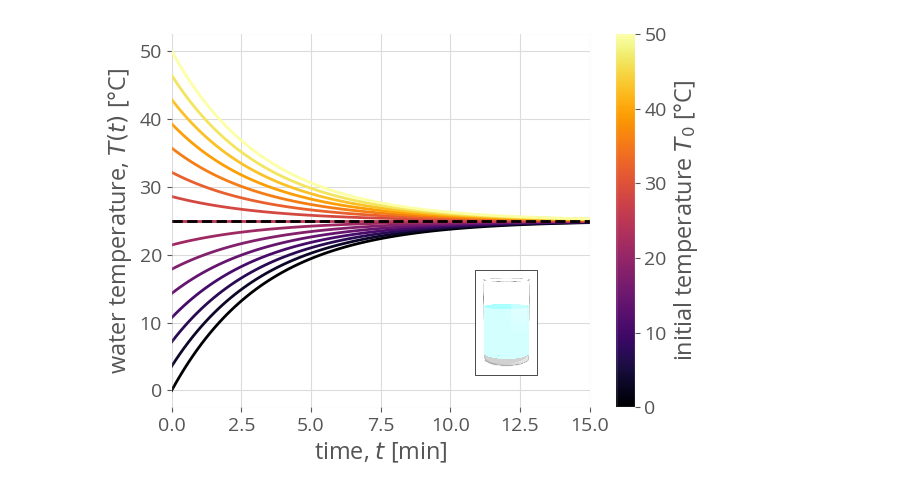
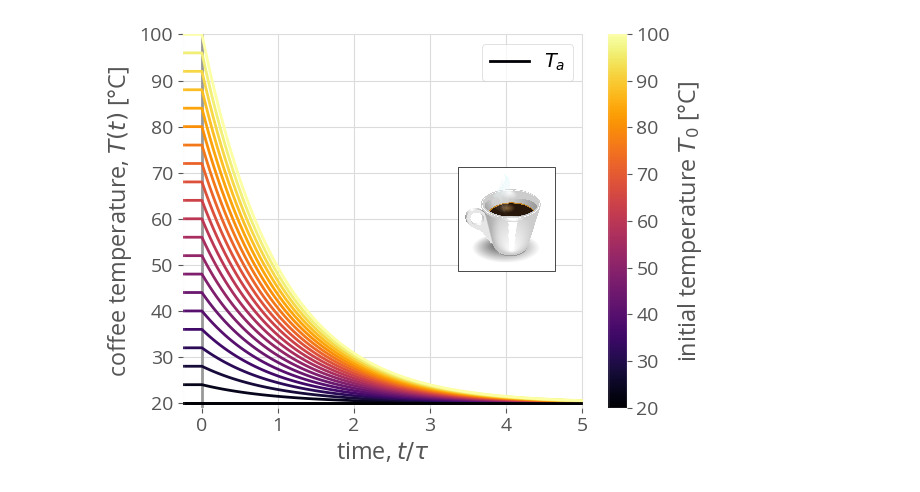
Before and after one commit to SimonEnsemble/nonlinear_sensing, a Jupyter notebook: one_d_sensing/glass_of_water.ipynb, the cells around one changed output. Drawn from its saved outputs; the diff is of its cells as text; code cells hidden in the pictures.

Commit message:
change to coffee

```diff
--- a/one_d_sensing/glass_of_water.ipynb
+++ b/one_d_sensing/glass_of_water.ipynb
@@ -1,6 +1,11 @@
 # %%
-using Controlz, DifferentialEquations
+using Controlz, DifferentialEquations, PyPlot
 
 PyPlot.matplotlib.font_manager.fontManager.addfont("OpenSans-Regular.ttf")
 # PyPlot.matplotlib.font_manager.fontManager.addfont("Abel-Regular.ttf")
 PyPlot.matplotlib.style.use("grandbudapest.mplstyle")
+
+function draw_axes()
+    axvline(x=0, color="0.6", zorder=1)
+#     axhline(y=0, color="0.6", zorder=1)
+end
@@ -7,36 +26,41 @@ PyPlot.matplotlib.style.use("grandbudapest.mplstyle")
 # %%
-T_a = 25.0
+T_a = 20.0
 
-f(T, p, t) = 0.3 * (T_a - T)
-tspan = (0.0, 15.0)
+f(T, p, t) = T_a - T
+tspan = (0.0, 5.0)
 
 fig, ax = subplots()
 cmap = get_cmap("inferno")
-t = range(0.0, tspan[2], length=100)
-T = zeros(length(t), 15)
-for T0 in range(0.0, 50.0, length=15)
-
+t = collect(range(0.0, tspan[2], length=100))
+T0s = range(T_a, 100.0, length=21)
+for T0 in T0s
     prob = ODEProblem(f, T0, tspan)
     sol = solve(prob)
+    T = sol.(t)
+    plot(vcat([-0.25], t), vcat([T0], T),
+        color=cmap((T0 - minimum(T0s)) / (maximum(T0s) - minimum(T0s)))
+        )
+end
+xlabel(L"time, $t/\tau$")
+ylabel(L"coffee temperature, $T(t)$ [°C]")
+axhline(y=T_a, color=cmap((T_a - minimum(T0s)) / (maximum(T0s) - minimum(T0s))), label=L"$T_a$")
+xlim([-0.25, tspan[2]+0.01])
+ylim([19., 100.1])
+legend()
 
-    plot(t, sol.(t), color=cmap(T0/50))
-end
-xlabel(L"time, $t$ [min]")
-ylabel(L"water temperature, $T(t)$ [°C]")
-axhline(y=T_a, color="k", linestyle="--")
-xlim([0, tspan[2]])
-
-sm = plt.cm.ScalarMappable(cmap=cmap, norm=plt.Normalize(vmin=0, vmax=50))
+sm = plt.cm.ScalarMappable(cmap=cmap, norm=plt.Normalize(vmin=minimum(T0s), vmax=maximum(T0s)))
 colorbar(sm, label=L"initial temperature $T_0$ [°C]")
 
 #Add png to plot
-mof_fig = imread("water.png")
+mof_fig = imread("coffee.png")
 imagebox = PyPlot.matplotlib.offsetbox.OffsetImage(mof_fig, zoom=0.05, filternorm=100.0)
-ab = PyPlot.matplotlib.offsetbox.AnnotationBbox(imagebox, (12.0, 10.0))
+ab = PyPlot.matplotlib.offsetbox.AnnotationBbox(imagebox, (4, 60.0))
 ax.add_artist(ab)
+
+draw_axes()
 
 tight_layout()
 
-savefig("water_inverse_problem.pdf", format="pdf")
+savefig("coffee_inverse_problem.pdf", format="pdf", transparent=true)
 # %% [output]
-[figure, old version]
+[figure, new version]
```
Also changed, not shown: parts of 2 cells of this notebook.
